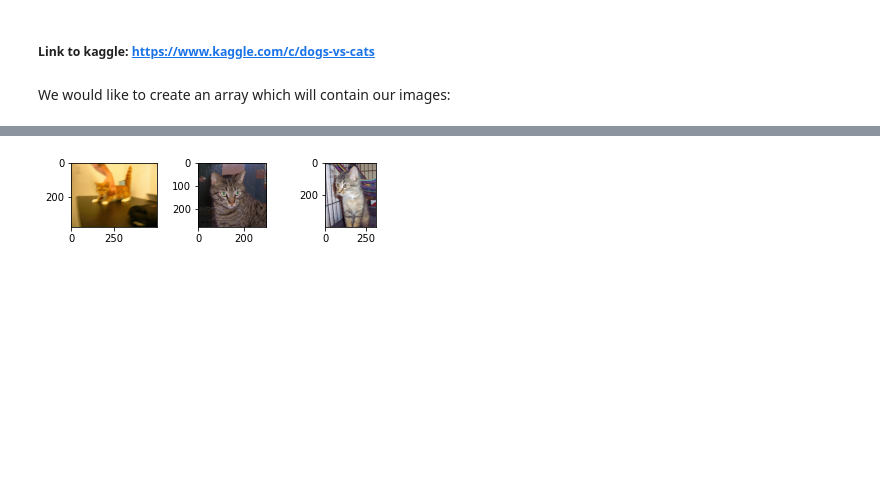
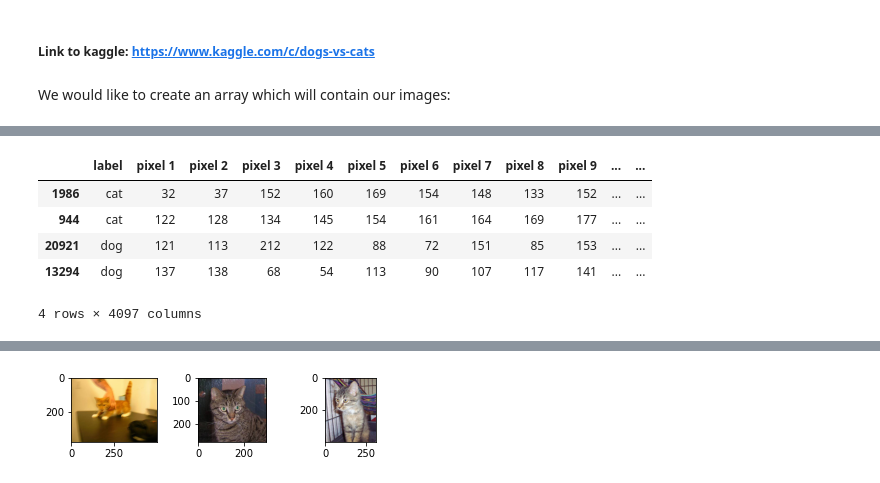
Before and after one commit to haimgoldfisher/Data_Visualization_Final_Project, a Jupyter notebook: NoteBook3 - Dogs VS Cats.ipynb, the cells around one changed output, grey strips where cells are left out. Saved outputs shown, nothing was run; the diff lists cells and outputs as text; code cells hidden in the pictures; blank space fills up the shorter version.

```diff
--- a/NoteBook3 - Dogs VS Cats.ipynb
+++ b/NoteBook3 - Dogs VS Cats.ipynb
@@ -78,0 +96,3 @@ for p in os.listdir(train):
+# %%
+labels = pd.DataFrame({"label":targets})
+labels.sample(n = 4, random_state = 4).sort_values(by = 'label')
@@ -78,0 +105,10 @@ for p in os.listdir(train):
+# %%
+df = pd.concat([labels, data], axis=1)
+df.sample(n = 4, random_state = 4).sort_values(by = 'label')
+# %% [output]
+|  | label | pixel 1 | pixel 2 | pixel 3 | pixel 4 | pixel 5 | pixel 6 | pixel 7 | pixel 8 | pixel 9 | ... | ... |
+| 1986 | cat | 32 | 37 | 152 | 160 | 169 | 154 | 148 | 133 | 152 | ... | ... |
+| 944 | cat | 122 | 128 | 134 | 145 | 154 | 161 | 164 | 169 | 177 | ... | ... |
+| 20921 | dog | 121 | 113 | 212 | 122 | 88 | 72 | 151 | 85 | 153 | ... | ... |
+| 13294 | dog | 137 | 138 | 68 | 54 | 113 | 90 | 107 | 117 | 141 | ... | ... |
+4 rows × 4097 columns
```
Also changed, not shown: parts of 37 cells of this notebook.
